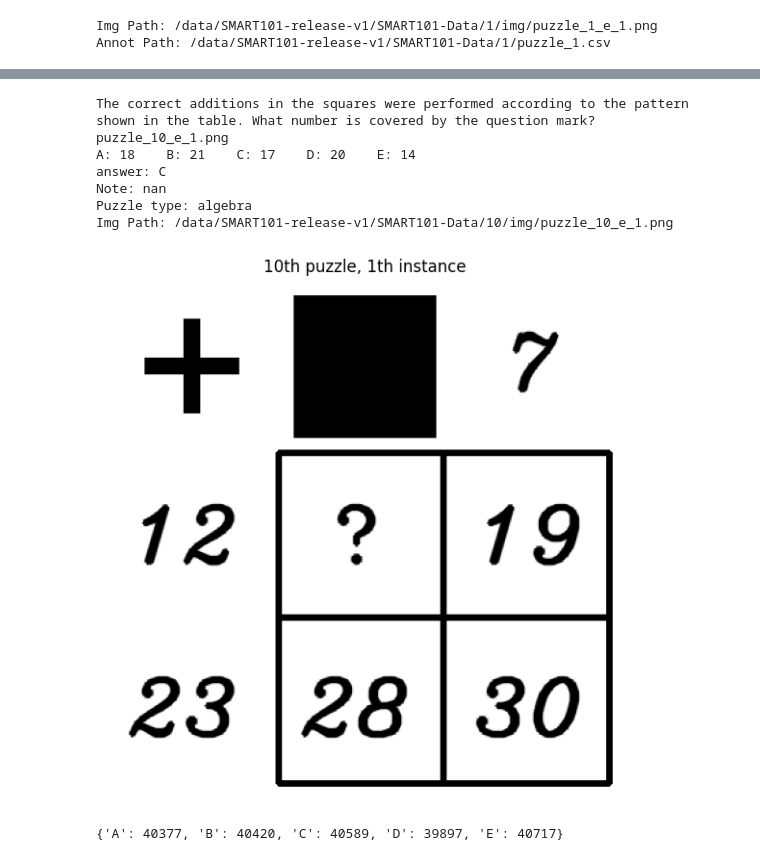
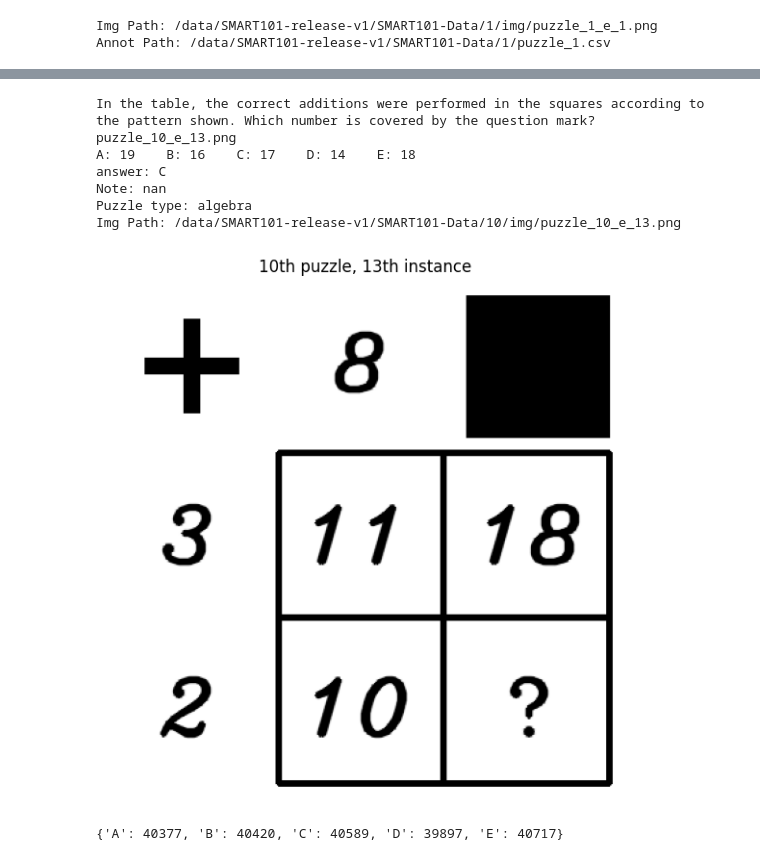
Before and after one commit to J-PARK11/Visual_Chain-of-Thought_Multimodal_Algorithmic_Reasoning, a Jupyter notebook: SMART101_Puzzle_EDA.ipynb, the cells around one changed output, grey strips where cells are left out. Saved outputs shown, nothing was run; the diff lists cells and outputs as text; code cells hidden in the pictures.

```diff
--- a/SMART101_Puzzle_EDA.ipynb
+++ b/SMART101_Puzzle_EDA.ipynb
@@ -105,16 +105,16 @@ annot.head()
 # %%
 # {path: 1, counting: 2, math: 6, algebra: 7, spatial: 17, order: 18, measure: 20, logic: 40, pattern: 77}
 # {Just Question: 30, Image with Text: 56}
-viz_sample(pz_idx=10, ins_idx=1, puzzle_type_df=puzzle_type_df)
+viz_sample(pz_idx=10, ins_idx=13, puzzle_type_df=puzzle_type_df)
 # %% [output]
-The correct additions in the squares were performed according to the pattern shown in the table. What number is covered by the question mark?
-puzzle_10_e_1.png
-A: 18    B: 21    C: 17    D: 20    E: 14
+In the table, the correct additions were performed in the squares according to the pattern shown. Which number is covered by the question mark?
+puzzle_10_e_13.png
+A: 19    B: 16    C: 17    D: 14    E: 18
 answer: C
 Note: nan
 Puzzle type: algebra
-Img Path: /data/SMART101-release-v1/SMART101-Data/10/img/puzzle_10_e_1.png
+Img Path: /data/SMART101-release-v1/SMART101-Data/10/img/puzzle_10_e_13.png
-[figure, old version]
+[figure, new version]
 # %%
 answer_history = {'A':0, 'B':0, "C":0, "D":0, "E":0}
 for pz_idx in range(1,102):
```
Also changed, not shown: 17 other files.
